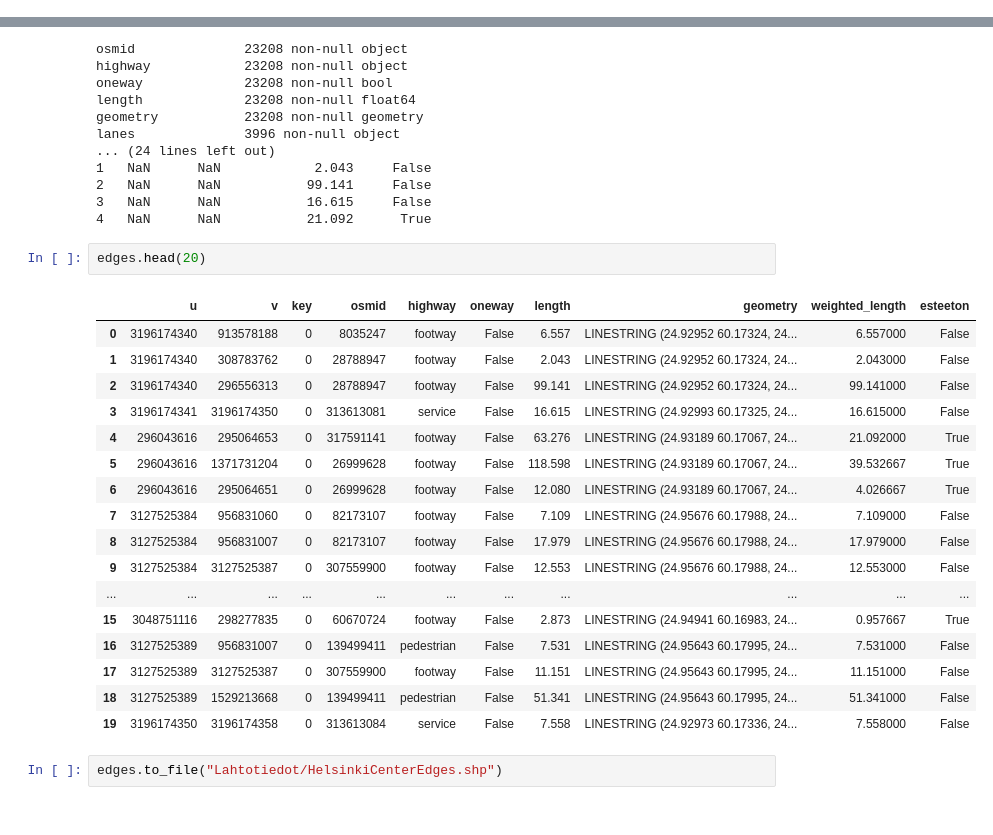
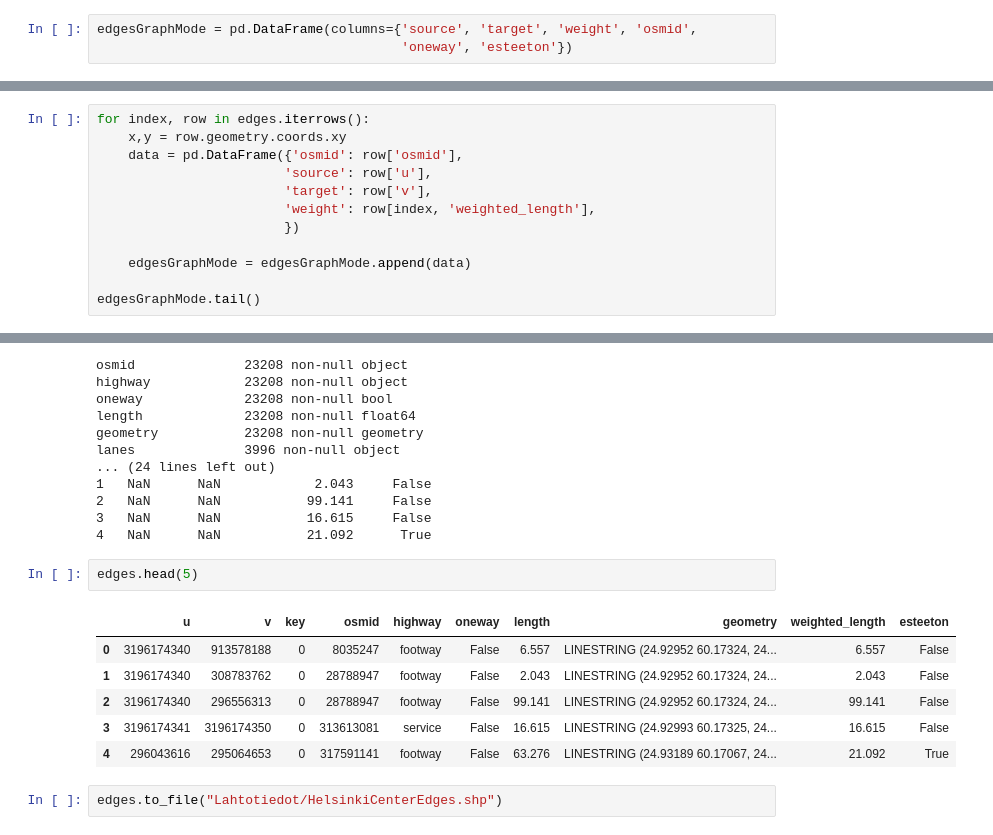
Before and after one commit to AutoGIS-2019/final-assignment-vipy123, a Jupyter notebook: Esteettomyys.ipynb, the cells around one changed output, grey strips where cells are left out. Saved outputs shown, nothing was run; the diff lists cells and outputs as text.

```diff
--- a/Esteettomyys.ipynb
+++ b/Esteettomyys.ipynb
@@ -374,0 +398,3 @@ edges = edges.drop(['width'], axis=1)
+# %%
+edgesGraphMode = pd.DataFrame(columns={'source', 'target', 'weight', 'osmid',
+                                       'oneway', 'esteeton'})
@@ -374,0 +405,12 @@ edges = edges.drop(['width'], axis=1)
+# %%
+for index, row in edges.iterrows():
+    x,y = row.geometry.coords.xy
+    data = pd.DataFrame({'osmid': row['osmid'],
+                        'source': row['u'],
+                        'target': row['v'],
+                        'weight': row[index, 'weighted_length'],
+                        })
+
+    edgesGraphMode = edgesGraphMode.append(data)
+
+edgesGraphMode.tail()
@@ -439,25 +494,14 @@ lanes              3996 non-null object
 3   NaN      NaN           16.615     False
 4   NaN      NaN           21.092      True
 # %%
-edges.head(20)
+edges.head(5)
 # %% [output]
 |  | u | v | key | osmid | highway | oneway | length | geometry | weighted_length | esteeton |
-| 0 | 3196174340 | 913578188 | 0 | 8035247 | footway | False | 6.557 | LINESTRING (24.92952 60.17324, 24... | 6.557000 | False |
-| 1 | 3196174340 | 308783762 | 0 | 28788947 | footway | False | 2.043 | LINESTRING (24.92952 60.17324, 24... | 2.043000 | False |
-| 2 | 3196174340 | 296556313 | 0 | 28788947 | footway | False | 99.141 | LINESTRING (24.92952 60.17324, 24... | 99.141000 | False |
-| 3 | 3196174341 | 3196174350 | 0 | 313613081 | service | False | 16.615 | LINESTRING (24.92993 60.17325, 24... | 16.615000 | False |
-| 4 | 296043616 | 295064653 | 0 | 317591141 | footway | False | 63.276 | LINESTRING (24.93189 60.17067, 24... | 21.092000 | True |
-| 5 | 296043616 | 1371731204 | 0 | 26999628 | footway | False | 118.598 | LINESTRING (24.93189 60.17067, 24... | 39.532667 | True |
-| 6 | 296043616 | 295064651 | 0 | 26999628 | footway | False | 12.080 | LINESTRING (24.93189 60.17067, 24... | 4.026667 | True |
-| 7 | 3127525384 | 956831060 | 0 | 82173107 | footway | False | 7.109 | LINESTRING (24.95676 60.17988, 24... | 7.109000 | False |
-| 8 | 3127525384 | 956831007 | 0 | 82173107 | footway | False | 17.979 | LINESTRING (24.95676 60.17988, 24... | 17.979000 | False |
-| 9 | 3127525384 | 3127525387 | 0 | 307559900 | footway | False | 12.553 | LINESTRING (24.95676 60.17988, 24... | 12.553000 | False |
-| ... | ... | ... | ... | ... | ... | ... | ... | ... | ... | ... |
-| 15 | 3048751116 | 298277835 | 0 | 60670724 | footway | False | 2.873 | LINESTRING (24.94941 60.16983, 24... | 0.957667 | True |
-| 16 | 3127525389 | 956831007 | 0 | 139499411 | pedestrian | False | 7.531 | LINESTRING (24.95643 60.17995, 24... | 7.531000 | False |
-| 17 | 3127525389 | 3127525387 | 0 | 307559900 | footway | False | 11.151 | LINESTRING (24.95643 60.17995, 24... | 11.151000 | False |
-| 18 | 3127525389 | 1529213668 | 0 | 139499411 | pedestrian | False | 51.341 | LINESTRING (24.95643 60.17995, 24... | 51.341000 | False |
-| 19 | 3196174350 | 3196174358 | 0 | 313613084 | service | False | 7.558 | LINESTRING (24.92973 60.17336, 24... | 7.558000 | False |
+| 0 | 3196174340 | 913578188 | 0 | 8035247 | footway | False | 6.557 | LINESTRING (24.92952 60.17324, 24... | 6.557 | False |
+| 1 | 3196174340 | 308783762 | 0 | 28788947 | footway | False | 2.043 | LINESTRING (24.92952 60.17324, 24... | 2.043 | False |
+| 2 | 3196174340 | 296556313 | 0 | 28788947 | footway | False | 99.141 | LINESTRING (24.92952 60.17324, 24... | 99.141 | False |
+| 3 | 3196174341 | 3196174350 | 0 | 313613081 | service | False | 16.615 | LINESTRING (24.92993 60.17325, 24... | 16.615 | False |
+| 4 | 296043616 | 295064653 | 0 | 317591141 | footway | False | 63.276 | LINESTRING (24.93189 60.17067, 24... | 21.092 | True |
 # %%
 edges.to_file("Lahtotiedot/HelsinkiCenterEdges.shp")
 # %%
```
Also changed, not shown: parts of 12 cells of this notebook, 11 other files.
